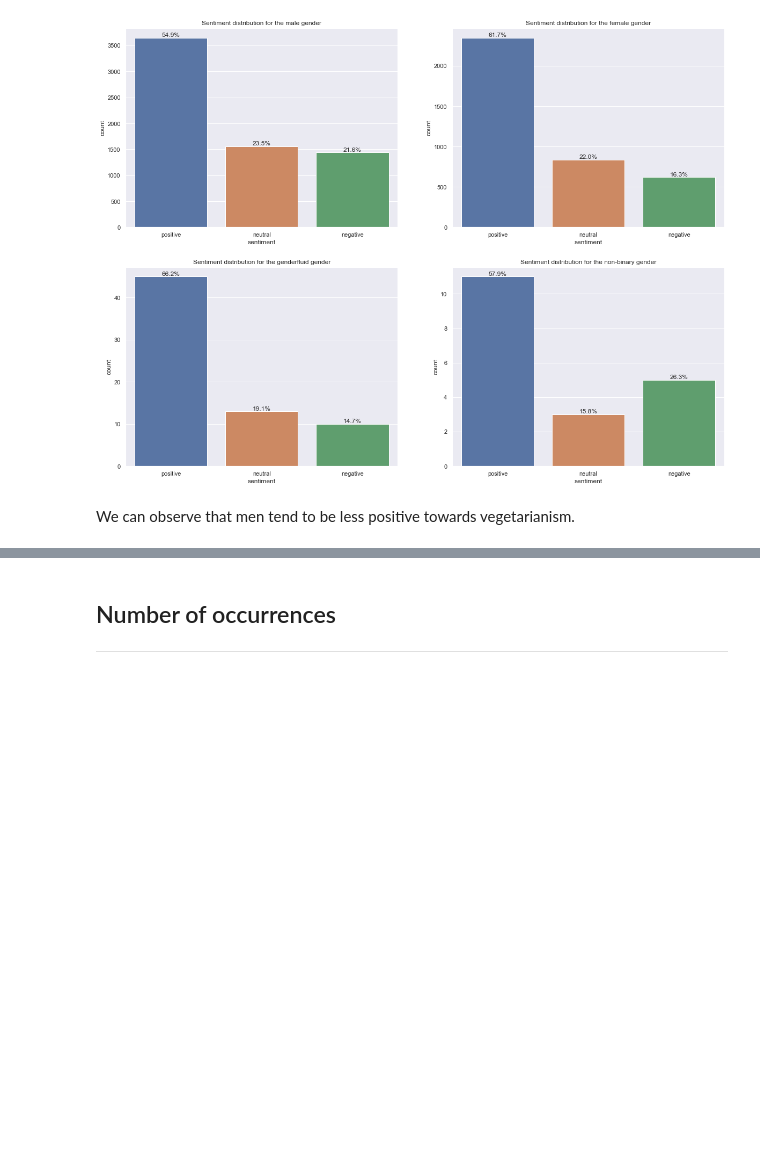
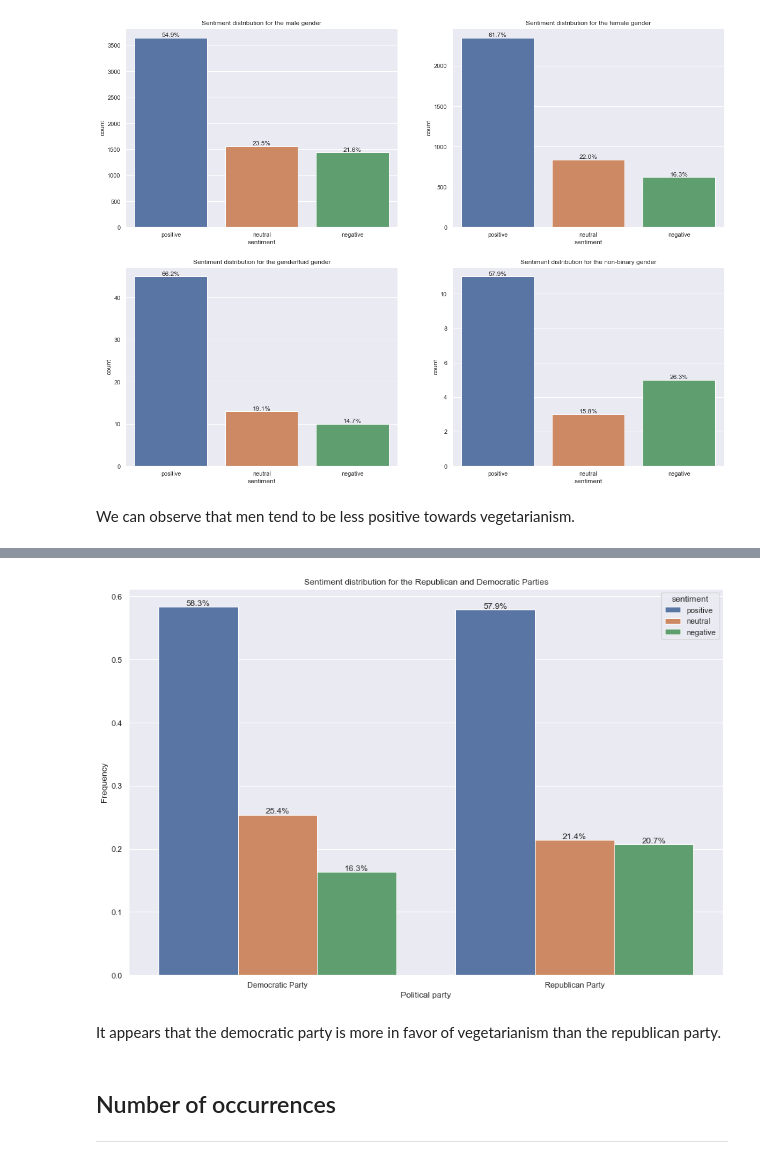
Before and after one commit to epfl-ada/ada-2021-project-nameerror, a Jupyter notebook: notebooks/Question2_analysis.ipynb, the cells around one changed output, grey strips where cells are left out. Drawn from its saved outputs; the diff is of its cells as text; code cells hidden in the pictures; blank space fills up the shorter version.

```diff
--- a/notebooks/Question2_analysis.ipynb
+++ b/notebooks/Question2_analysis.ipynb
@@ -95,3 +128,22 @@ We can observe that men tend to be less positive towards vegetarianism.
+# %%
+sentiment_freq = df.groupby(['party']).sentiment.value_counts(normalize=True).rename('frequency').reset_index().sort_values('sentiment')
+
+# Plot
+sns.set_theme(style='darkgrid')
+plt.figure(figsize=(15, 10))
+ax = sns.barplot(x='party', y='frequency', hue='sentiment', hue_order=['positive', 'neutral', 'negative'], data=sentiment_freq)
+title = ax.set_title('Sentiment distribution for the Republican and Democratic Parties')
+xlabel = ax.set_xlabel('Political party')
+ylabel = ax.set_ylabel('Frequency')
+
+# Add annotations
+for c in ax.containers:
+    labels = [f'{h*100:0.1f}%' if (h := v.get_height()) > 0 else '' for v in c]
+    ax.bar_label(c, labels=labels, label_type='edge')
+# %% [output]
+[figure, added]
+# %% [markdown]
+It appears that the democratic party is more in favor of vegetarianism than the republican party.
 # %% [markdown]
 ## Number of occurrences
 ---
```
Also changed, not shown: parts of 5 cells of this notebook.
